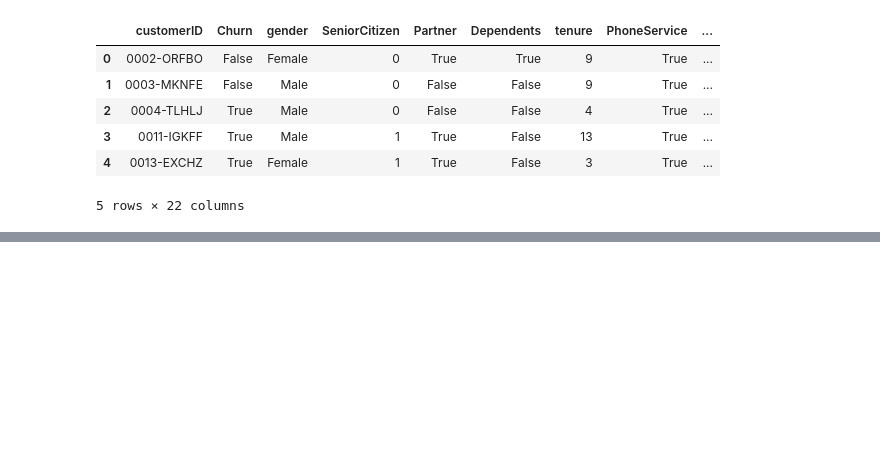
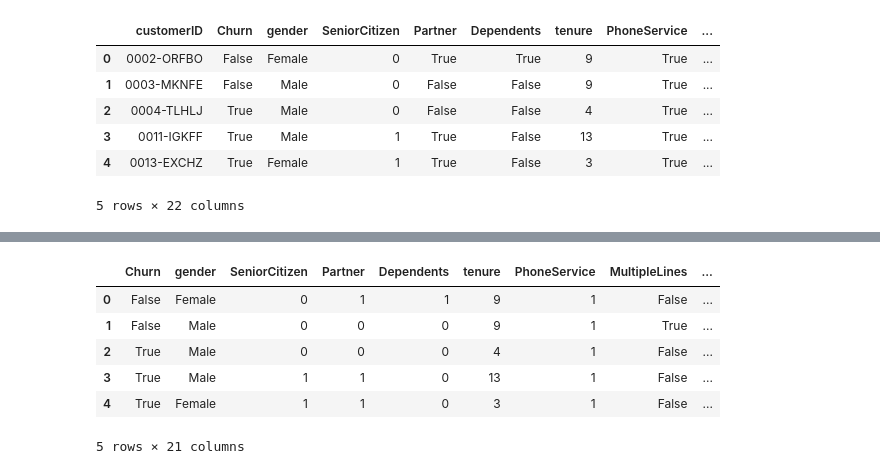
Before and after one commit to lukitasmois/TelecomX_LATAM_2, a Jupyter notebook: TelexomX_parte2_Latam.ipynb, the cells around one changed output, grey strips where cells are left out. Drawn from its saved outputs; the diff is of its cells as text; code cells hidden in the pictures; blank space fills up the shorter version.

```diff
--- a/TelexomX_parte2_Latam.ipynb
+++ b/TelexomX_parte2_Latam.ipynb
@@ -17,0 +46,14 @@ datos = datos.drop(columns='customerID')
+# %%
+columnas_binarias = ['Partner', 'Dependents', 'PhoneService', 'PaperlessBilling']
+for columna in columnas_binarias:
+  datos[columna] = datos[columna].replace({False: 0, True:1})
+
+datos.head()
+# %% [output]
+|  | Churn | gender | SeniorCitizen | Partner | Dependents | tenure | PhoneService | MultipleLines | ... |
+| 0 | False | Female | 0 | 1 | 1 | 9 | 1 | False | ... |
+| 1 | False | Male | 0 | 0 | 0 | 9 | 1 | True | ... |
+| 2 | True | Male | 0 | 0 | 0 | 4 | 1 | False | ... |
+| 3 | True | Male | 1 | 1 | 0 | 13 | 1 | False | ... |
+| 4 | True | Female | 1 | 1 | 0 | 3 | 1 | False | ... |
+5 rows × 21 columns
```
Also changed, not shown: parts of 6 cells of this notebook.
